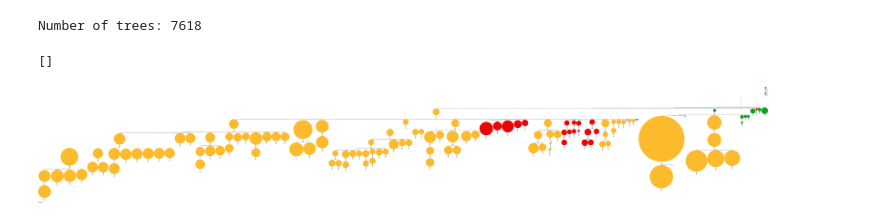
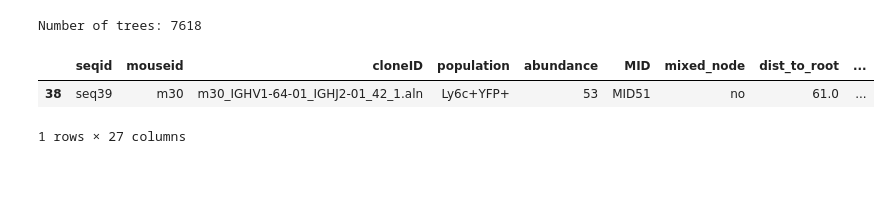
Before and after one commit to hieunguyen4193/sc_bulk_BCR_data_analysis, a Jupyter notebook: Tree08_where_are_biopsy_nodes_on_the_tree.ipynb, the cells around one changed output. Drawn from its saved outputs; the diff is of its cells as text; code cells hidden in the pictures; blank space fills up the shorter version.

```diff
--- a/Tree08_where_are_biopsy_nodes_on_the_tree.ipynb
+++ b/Tree08_where_are_biopsy_nodes_on_the_tree.ipynb
@@ -318,10 +341,6 @@ for dist_cutoff in [3,5,10]:
-# %%
-nodeid = "seq1"
-treeobj.tree.search_nodes(name=nodeid)[0].get_children()
-# %% [output]
-[]
-# %%
-treeobj, ts = plot_tree_inline(cloneid)
-treeobj.tree.render(f"%%inline", tree_style=ts)
-# %% [output]
-[figure, removed]
+# %%
+df[df["seqid"] == "seq39"]
+# %% [output]
+|  | seqid | mouseid | cloneID | population | abundance | MID | mixed_node | dist_to_root | ... |
+| 38 | seq39 | m30 | m30_IGHV1-64-01_IGHJ2-01_42_1.aln | Ly6c+YFP+ | 53 | MID51 | no | 61.0 | ... |
+1 rows × 27 columns
```
Also changed, not shown: parts of 2 cells of this notebook.
